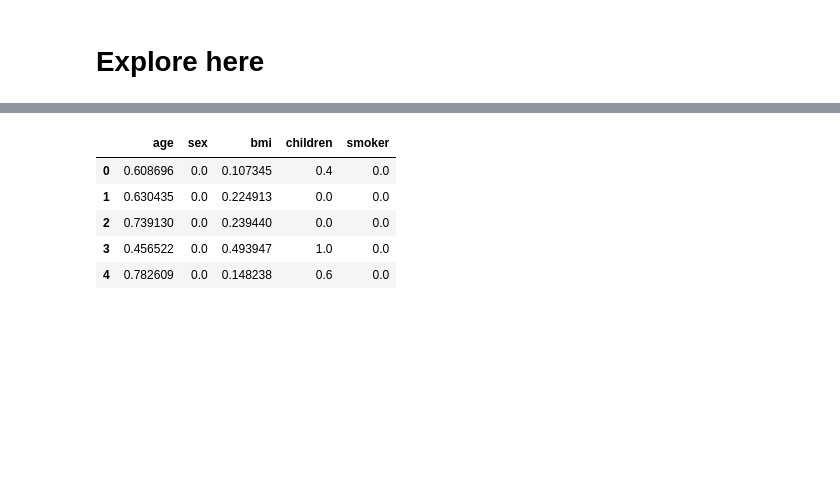
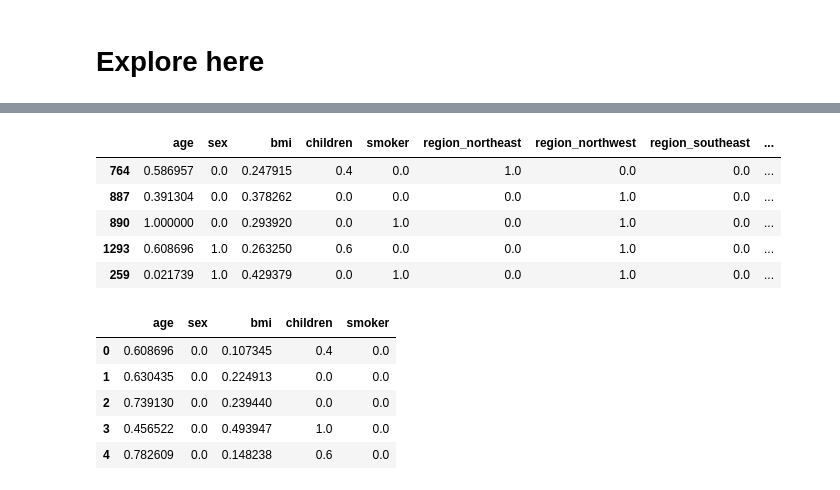
Before and after one commit to pdeleonsoria/regresion_lineal, a Jupyter notebook: src/explore.ipynb, the cells around one changed output, grey strips where cells are left out. Cells and saved outputs as stored; diff of their text form; code cells hidden in the pictures; blank space fills up the shorter version.

```diff
--- a/src/explore.ipynb
+++ b/src/explore.ipynb
@@ -58 +69,11 @@ df_escalado.head()
+# %%
+X_test_esc= pd.DataFrame(X_test_esc, index= X_test.index, columns=X_test.columns)
+X_test_esc.head()
+# %% [output]
+|  | age | sex | bmi | children | smoker | region_northeast | region_northwest | region_southeast | ... |
+| 764 | 0.586957 | 0.0 | 0.247915 | 0.4 | 0.0 | 1.0 | 0.0 | 0.0 | ... |
+| 887 | 0.391304 | 0.0 | 0.378262 | 0.0 | 0.0 | 0.0 | 1.0 | 0.0 | ... |
+| 890 | 1.000000 | 0.0 | 0.293920 | 0.0 | 1.0 | 0.0 | 1.0 | 0.0 | ... |
+| 1293 | 0.608696 | 1.0 | 0.263250 | 0.6 | 0.0 | 0.0 | 1.0 | 0.0 | ... |
+| 259 | 0.021739 | 1.0 | 0.429379 | 0.0 | 1.0 | 0.0 | 1.0 | 0.0 | ... |
 # %%
```
Also changed, not shown: parts of 13 cells of this notebook.
